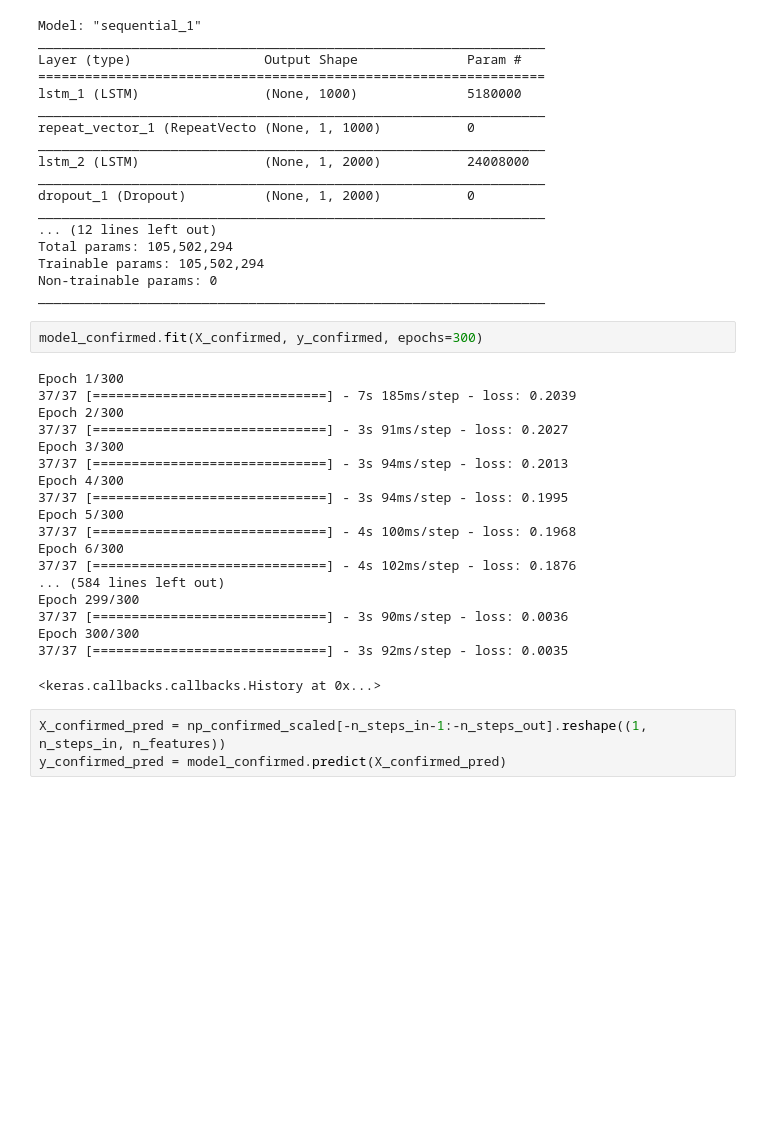
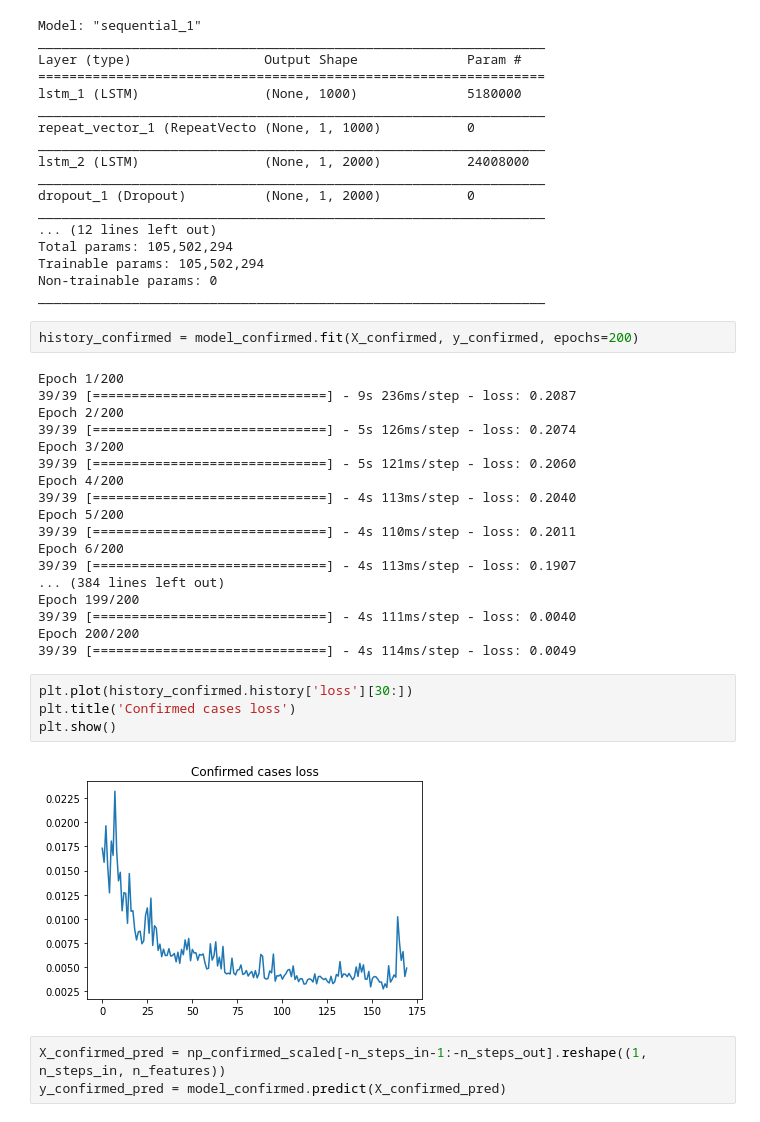
Before and after one commit to hochmuth/Kaggle_COVID_19, a Jupyter notebook: COVID19 - April 2020 Forecast - Basic LSTM Network.ipynb, the cells around one changed output. Saved outputs shown, nothing was run; the diff lists cells and outputs as text; blank space fills up the shorter version.

```diff
--- a/COVID19 - April 2020 Forecast - Basic LSTM Network.ipynb
+++ b/COVID19 - April 2020 Forecast - Basic LSTM Network.ipynb
@@ -270,26 +270,31 @@ Trainable params: 105,502,294
 Non-trainable params: 0
 _________________________________________________________________
 # %%
-model_confirmed.fit(X_confirmed, y_confirmed, epochs=300)
+history_confirmed = model_confirmed.fit(X_confirmed, y_confirmed, epochs=200)
 # %% [output]
-Epoch 1/300
-37/37 [==============================] - 7s 185ms/step - loss: 0.2039
-Epoch 2/300
-37/37 [==============================] - 3s 91ms/step - loss: 0.2027
-Epoch 3/300
-37/37 [==============================] - 3s 94ms/step - loss: 0.2013
-Epoch 4/300
-37/37 [==============================] - 3s 94ms/step - loss: 0.1995
-Epoch 5/300
-37/37 [==============================] - 4s 100ms/step - loss: 0.1968
-Epoch 6/300
-37/37 [==============================] - 4s 102ms/step - loss: 0.1876
-... (584 lines left out)
-Epoch 299/300
-37/37 [==============================] - 3s 90ms/step - loss: 0.0036
-Epoch 300/300
-37/37 [==============================] - 3s 92ms/step - loss: 0.0035
+Epoch 1/200
+39/39 [==============================] - 9s 236ms/step - loss: 0.2087
+Epoch 2/200
+39/39 [==============================] - 5s 126ms/step - loss: 0.2074
+Epoch 3/200
+39/39 [==============================] - 5s 121ms/step - loss: 0.2060
+Epoch 4/200
+39/39 [==============================] - 4s 113ms/step - loss: 0.2040
+Epoch 5/200
+39/39 [==============================] - 4s 110ms/step - loss: 0.2011
+Epoch 6/200
+39/39 [==============================] - 4s 113ms/step - loss: 0.1907
+... (384 lines left out)
+Epoch 199/200
+39/39 [==============================] - 4s 111ms/step - loss: 0.0040
+Epoch 200/200
+39/39 [==============================] - 4s 114ms/step - loss: 0.0049
-<keras.callbacks.callbacks.History at 0x...>
+# %%
+plt.plot(history_confirmed.history['loss'][30:])
+plt.title('Confirmed cases loss')
+plt.show()
+# %% [output]
+[figure, added]
 # %%
 X_confirmed_pred = np_confirmed_scaled[-n_steps_in-1:-n_steps_out].reshape((1, n_steps_in, n_features))
 y_confirmed_pred = model_confirmed.predict(X_confirmed_pred)
```
Also changed, not shown: parts of 12 cells of this notebook.
